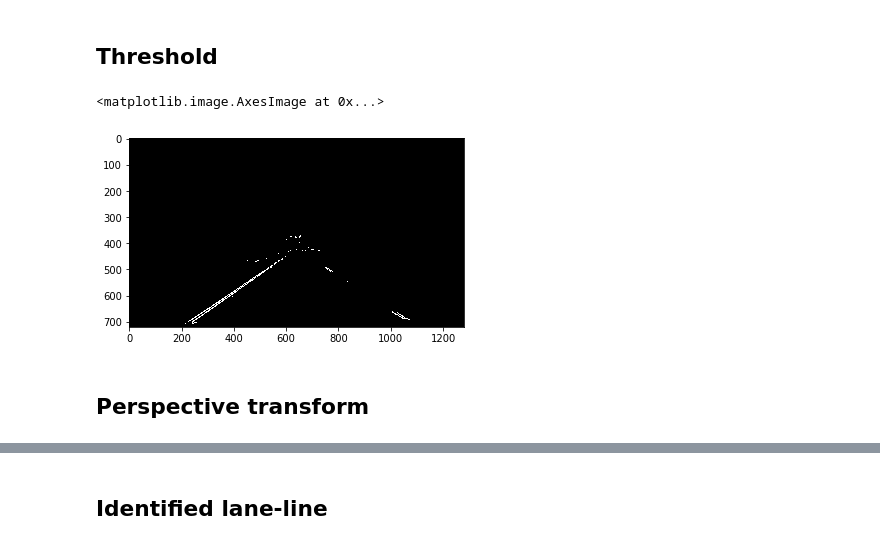
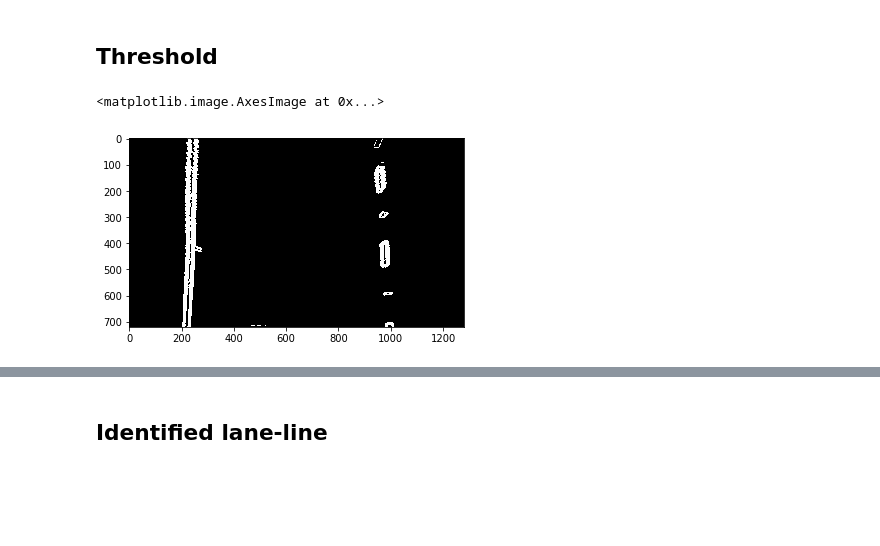
Before and after one commit to bear-jiang/udacity-selfdriving, a Jupyter notebook: P4/CarND-Advanced-Lane-Lines/P4.ipynb, the cells around one changed output, grey strips where cells are left out. Cells and saved outputs as stored; diff of their text form; code cells hidden in the pictures; blank space fills up the shorter version.

```diff
--- a/P4/CarND-Advanced-Lane-Lines/P4.ipynb
+++ b/P4/CarND-Advanced-Lane-Lines/P4.ipynb
@@ -90,0 +113,4 @@ ax2.set_title('Undistorted Image', fontsize=30)
+# %%
+test_img_warp = cv2.warpPerspective(test_img, M, (1280,720), flags=cv2.INTER_NEAREST)
+
+plt.imshow(test_img_warp)
@@ -136,39 +165,20 @@ def dir_threshold(img, sobel_kernel=3, thresh=(0, np.pi/2)):
 
     # Return the binary image
     return binary_output
-# %%
-def get_binary_img(img):
-    height = img.shape[0]
-    width = img.shape[1]
-
-    S = cv2.cvtColor(img, cv2.COLOR_RGB2HLS)[:,:,2]
-    L = cv2.cvtColor(img, cv2.COLOR_RGB2HLS)[:,:,1]
-    # 亮度的明暗变化对梯度提取会有影响
-
-    _,L_img = cv2.threshold(L,0,255,cv2.THRESH_BINARY+cv2.THRESH_OTSU)
-
-    grad_img = mag_thresh(S, sobel_kernel=15, thresh=(30, 200))
-
-    dir_img = dir_threshold(S, sobel_kernel=21, thresh=(0.5, 1.2))
-    kernel = cv2.getStructuringElement(cv2.MORPH_RECT,(3, 3))
-    dir_img = cv2.erode(dir_img, kernel)
-    kernel = cv2.getStructuringElement(cv2.MORPH_RECT,(5, 5))
-    dir_img = cv2.dilate(dir_img, kernel)
-
-    threshd_img = np.zeros_like(dir_img)
-    threshd_img[((dir_img==255) & (grad_img==255)) & (L_img==255)] = 1
-
-    mask = np.zeros_like(threshd_img)
-    region_of_interest_vertices = np.array([[0,height-1], [width/2, int(0.5*height)], [width-1, height-1]], dtype=np.int32)
-    cv2.fillPoly(mask, [region_of_interest_vertices], 1)
-    threshd_img = cv2.bitwise_and(threshd_img, mask)
-
-    return threshd_img
+# %%
+def get_binary_img(img):
+    aaa = img**3.9
+    aaa = (aaa-np.min(aaa))/(np.max(aaa)-np.min(aaa))
+    aaa = np.uint8(aaa*255)
+
+    aaa = np.uint8(mag_thresh(aaa, 19, (20,250)))
+
+    aaa = (aaa[:,:,0] + aaa[:,:,1] + aaa[:,:,2])//3
+
+    return aaa
 # %%
-binary_img = get_binary_img(test_img)
+binary_img = get_binary_img(test_img_warp)
 plt.imshow(binary_img, cmap='gray')
 # %% [output]
 <matplotlib.image.AxesImage at 0x...>
-[figure, old version]
+[figure, new version]
-# %% [markdown]
-## Perspective transform
```
Also changed, not shown: parts of 21 cells of this notebook, 22 other files.
